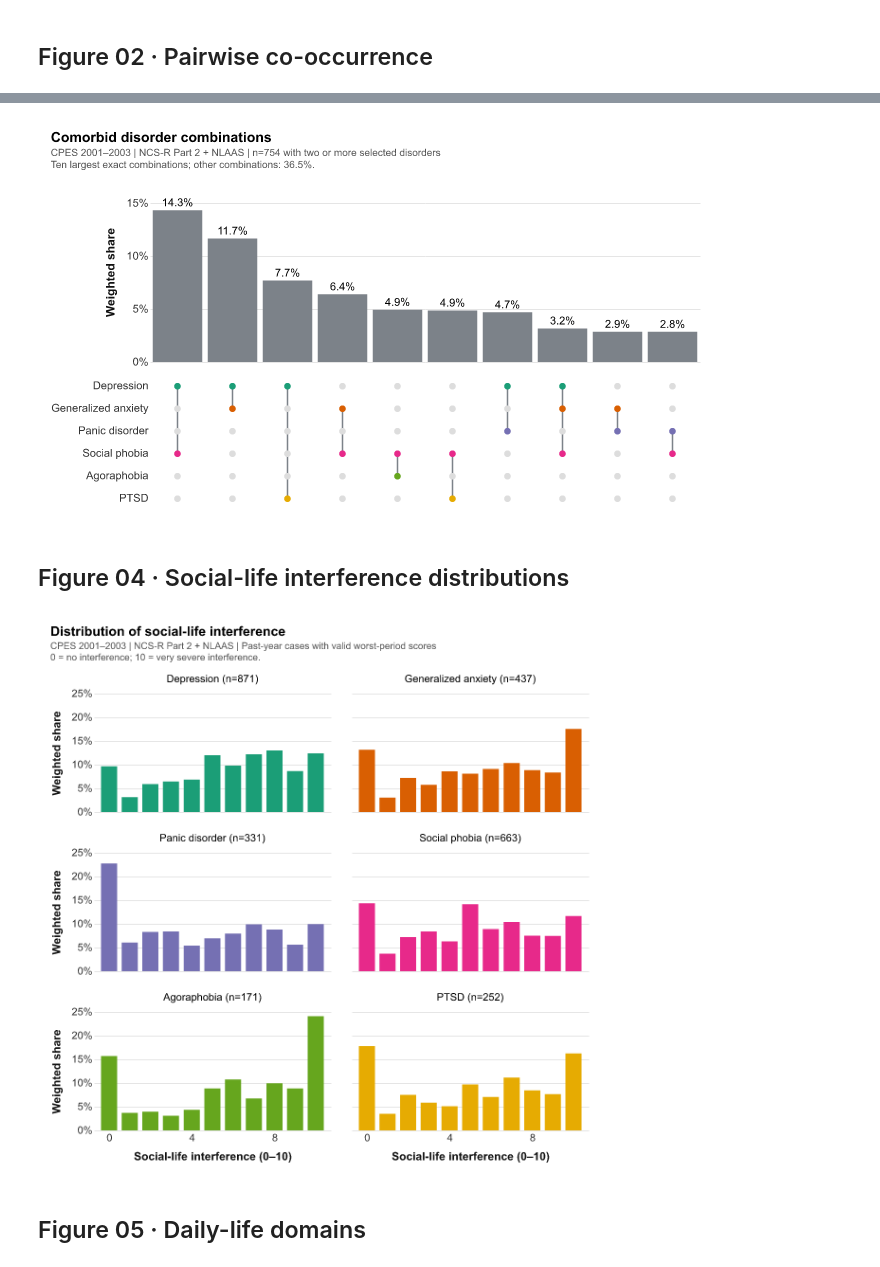
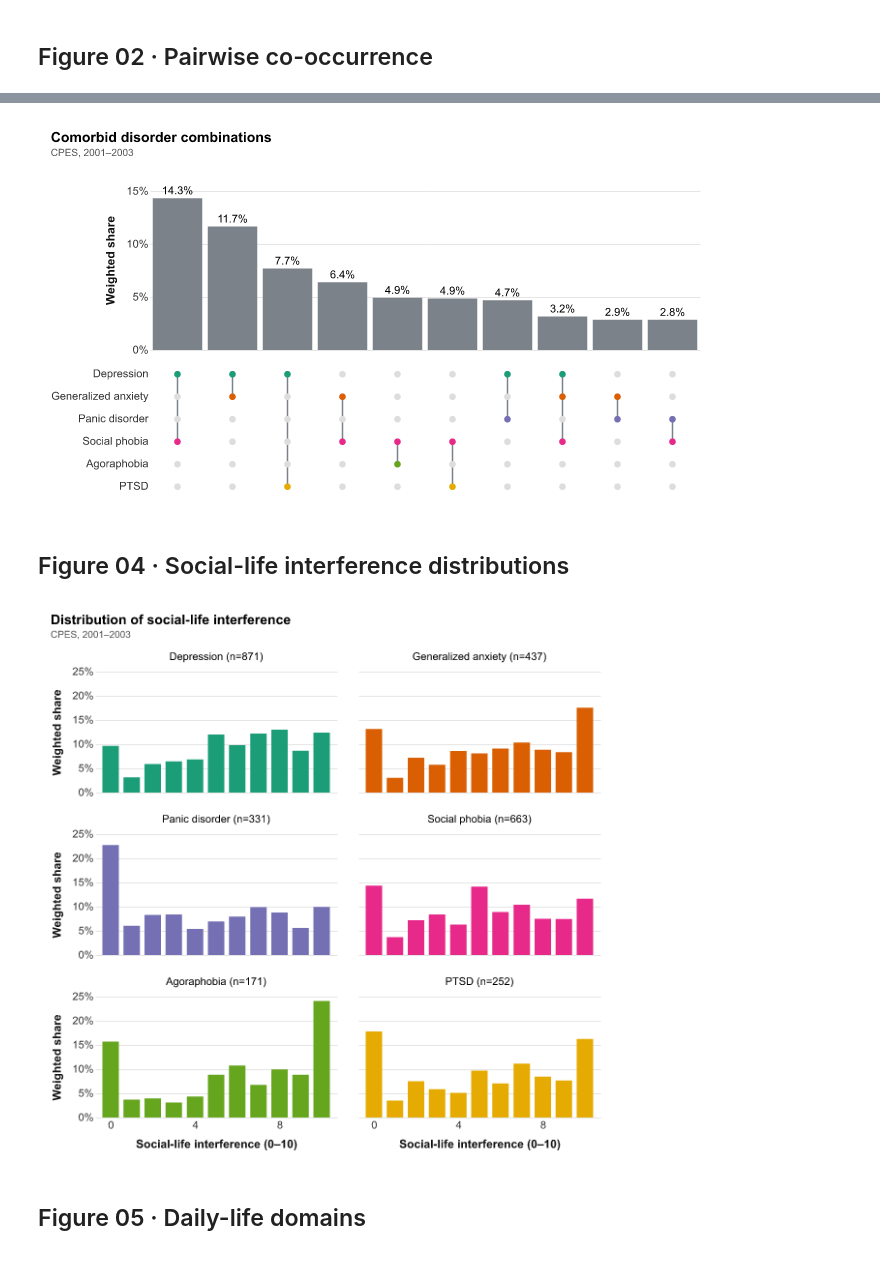
Before and after one commit to judycchen/capp30239-data-visualization_judy-chen, a Jupyter notebook: static-viz-project/milestone2_draft/static-draft.ipynb, the cells around one changed output, grey strips where cells are left out. Cells and saved outputs as stored; diff of their text form; code cells hidden in the pictures.

```diff
--- a/static-viz-project/milestone2_draft/static-draft.ipynb
+++ b/static-viz-project/milestone2_draft/static-draft.ipynb
@@ -38,8 +40,8 @@ DISORDER_SCALE = alt.Scale(domain=DISORDER_LABELS, range=list(DISORDER_COLORS.va
 NEUTRAL = "#7C8289"
 CARE_COLORS = {"Both": BLUE, "Professional contact only": "#A1B7CF",
                "Medication only": "#9673A6", "Neither reported": ORANGE}
-CPES_SOURCE = "CPES 2001–2003 | NCS-R Part 2 + NLAAS"
-NSDUH_SOURCE = "NSDUH 2024 | Adults with past-year depression"
+CPES_SOURCE = "CPES, 2001–2003"
+NSDUH_SOURCE = "NSDUH, 2024"
 
 
 def save_chart(chart, filename, title, notes):
@@ -332,11 +335,10 @@ def combinations_chart(bars_df, dots_df, lines_df):
 
 save_chart(
     combinations_chart(combination_df, membership_df, links_df), "03_upset.png", "Comorbid disorder combinations",
-    [CPES_SOURCE + f" | n={multi.sum():,} with two or more selected disorders",
-     f"Ten largest exact combinations; other combinations: {omitted_share:.1f}%."],
+    [CPES_SOURCE],
 )
 # %% [output]
-[figure, old version]
+[figure, new version]
 # %% [markdown]
 ## Figure 04 · Social-life interference distributions
 # %%
@@ -347,36 +349,35 @@ for spec in DISORDERS.values():
     score_distributions.append(counts / counts.sum()*100)
     score_counts.append(int(valid.sum()))
 max_height = np.ceil(max(row.max() for row in score_distributions)/5)*5
 
 
 panel_order = [f"{label} (n={n:,})" for label, n in zip(DISORDER_LABELS, score_counts)]
 distribution_df = pd.DataFrame([
     {"panel": panel, "disorder": disorder, "score": score,
      "share": float(distribution.loc[score]) / 100}
     for disorder, panel, distribution in zip(DISORDER_LABELS, panel_order, score_distributions) for score in range(11)
 ])
 
 
 def interference_distributions(df):
     bars = alt.Chart(df).mark_bar(size=17).encode(
         color=alt.Color("disorder:N", scale=DISORDER_SCALE, legend=None),
         x=alt.X("score:Q", title="Social-life interference (0–10)", scale=alt.Scale(domain=[-.5, 10.5]),
                 axis=alt.Axis(values=[0, 2, 4, 6, 8, 10], grid=False)),
         y=alt.Y("share:Q", title="Weighted share", scale=alt.Scale(domain=[0, max_height / 100]),
                 axis=alt.Axis(format="%", tickCount=5)),
     ).properties(width=250, height=125)
     return bars.facet(
         facet=alt.Facet("panel:N", sort=panel_order, title=None), columns=2, spacing=22,
     ).resolve_scale(x="shared", y="shared")
 
 
 save_chart(
     interference_distributions(distribution_df), "04_social_interference_distributions.png", "Distribution of social-life interference",
-    [CPES_SOURCE + " | Past-year cases with valid worst-period scores",
-     "0 = no interference; 10 = very severe interference."],
+    [CPES_SOURCE],
 )
 # %% [output]
-[figure, old version]
+[figure, new version]
 # %% [markdown]
 ## Figure 05 · Daily-life domains
 # %%
```
Also changed, not shown: parts of 16 cells of this notebook, 13 other files.
